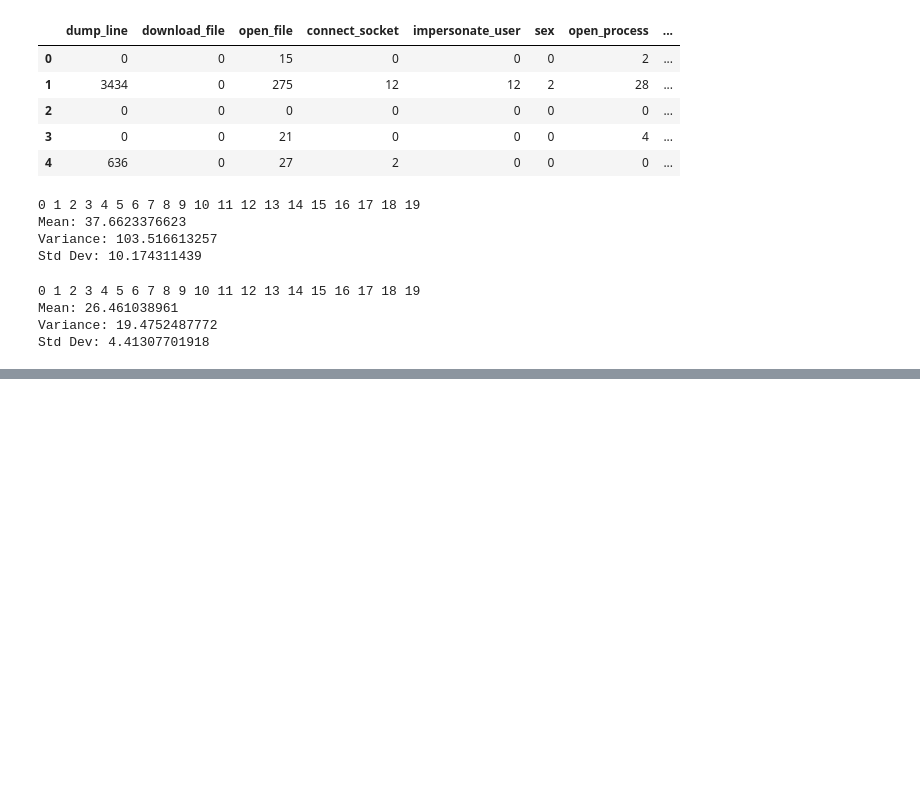
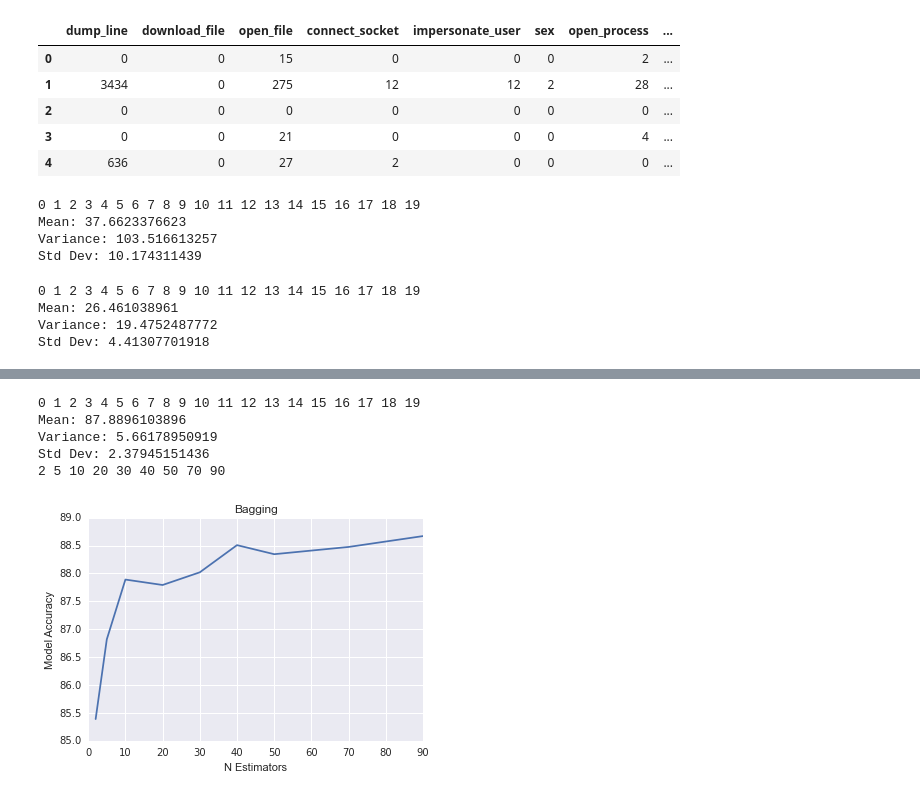
Before and after one commit to gzhang01/cs181practicals, a Jupyter notebook: practical2/testsuite.ipynb, the cells around one changed output, grey strips where cells are left out. Cells and saved outputs as stored; diff of their text form; code cells hidden in the pictures; blank space fills up the shorter version.

```diff
--- a/practical2/testsuite.ipynb
+++ b/practical2/testsuite.ipynb
@@ -107,0 +143,12 @@ Std Dev: 3.08885531462
+# %%
+# bagging classifier
+BG = BaggingClassifier()
+crossValidation(20, BG)
+test_n_estimators(20, BaggingClassifier, [2, 5, 10, 20, 30, 40, 50, 70, 90], title="Bagging")
+# %% [output]
+0 1 2 3 4 5 6 7 8 9 10 11 12 13 14 15 16 17 18 19
+Mean: 87.8896103896
+Variance: 5.66178950919
+Std Dev: 2.37945151436
+2 5 10 20 30 40 50 70 90
+[figure, added]
```
Also changed, not shown: parts of 6 cells of this notebook.
